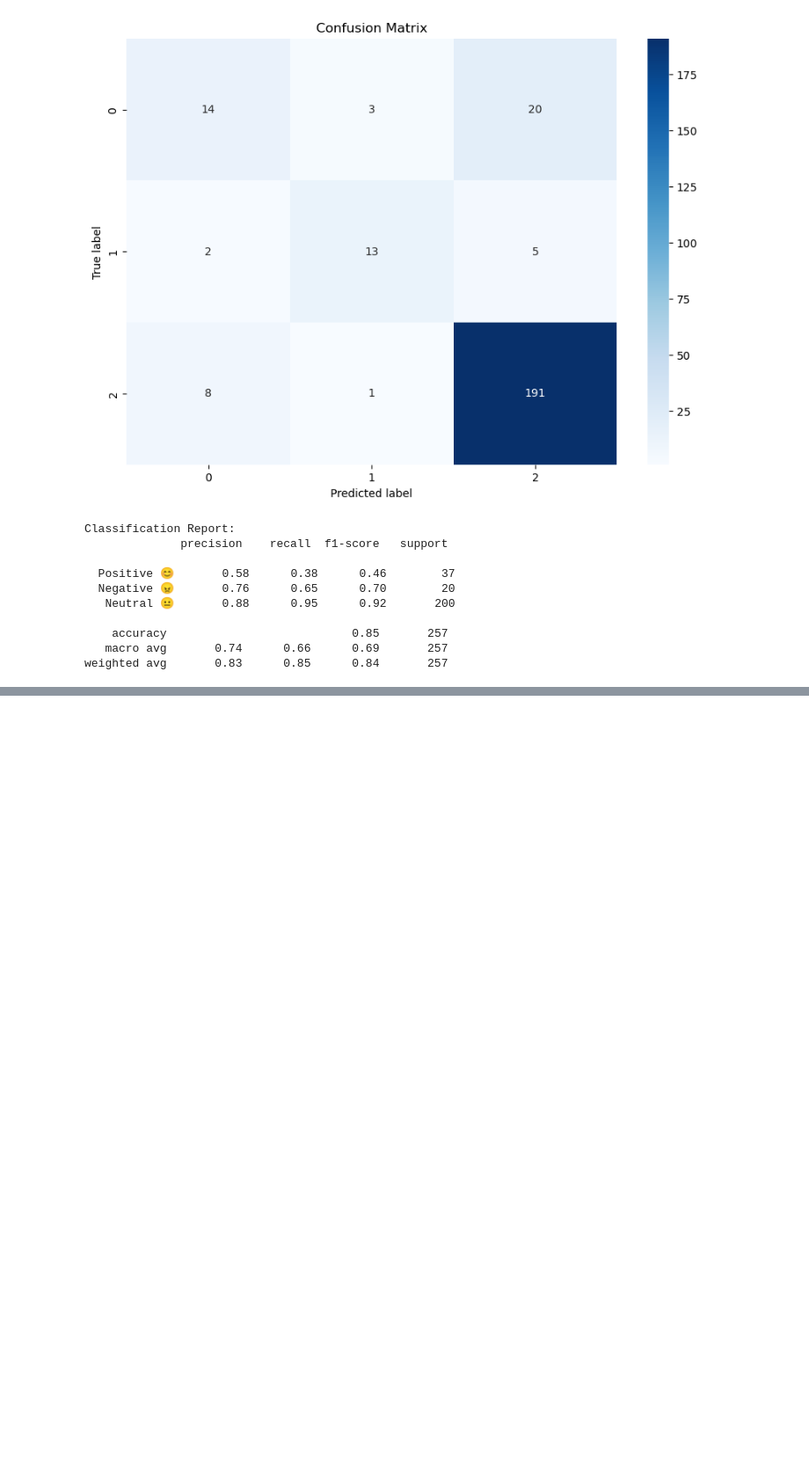
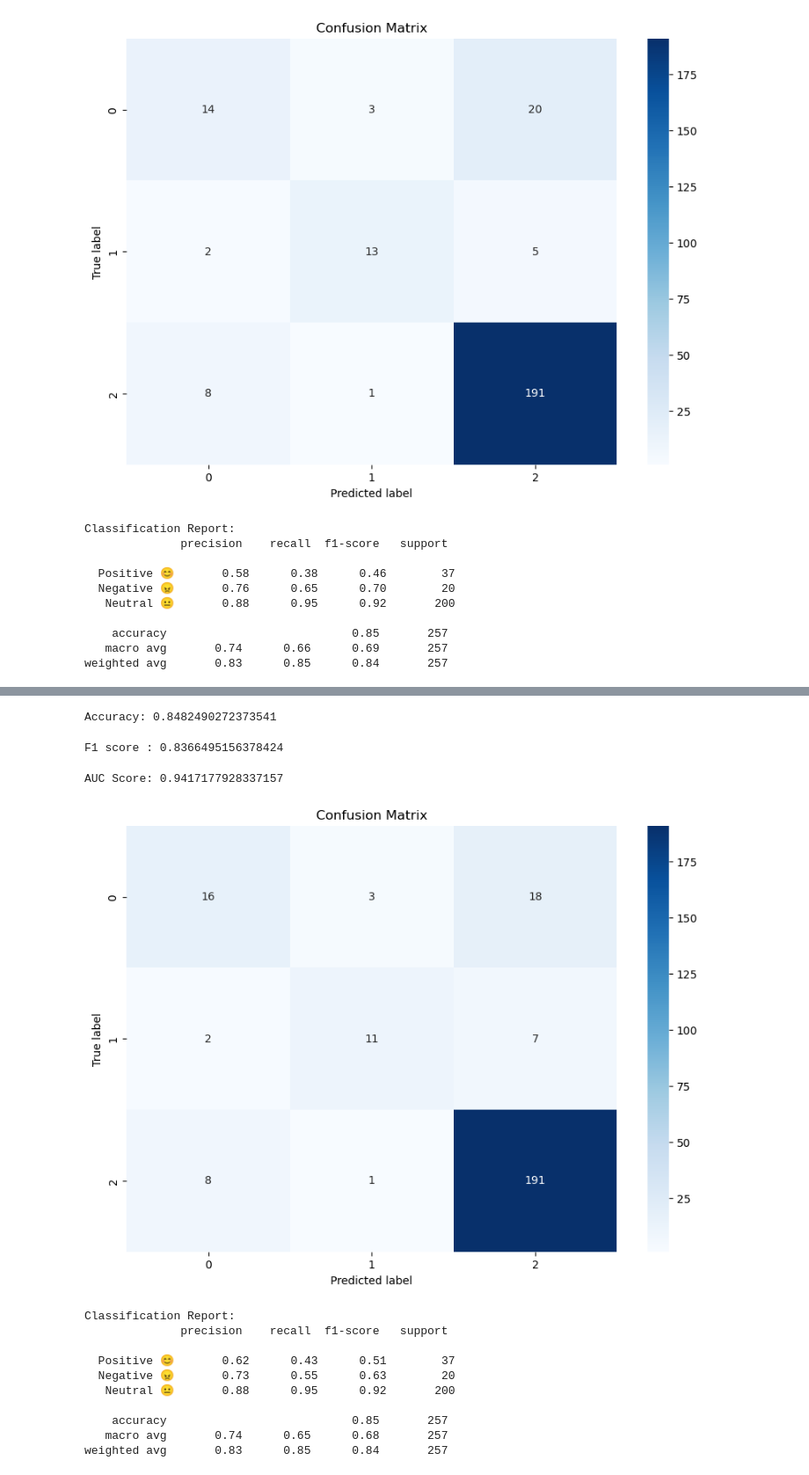
Before and after one commit to tracyotieno-1/USAID_Sentiment_Analysis, a Jupyter notebook: USAID_NLP.ipynb, the cells around one changed output, grey strips where cells are left out. Shown at 88% size. Cells and saved outputs as stored; diff of their text form; code cells hidden in the pictures; blank space fills up the shorter version.

Commit message:
Built the RNN  Model

```diff
--- a/USAID_NLP.ipynb
+++ b/USAID_NLP.ipynb
@@ -636,0 +789,60 @@ weighted avg       0.83      0.85      0.84       257
+# %%
+# Evaluation
+model.eval()
+all_preds_cnn = []
+all_labels_cnn = []
+all_probs_cnn = []
+
+with torch.no_grad():
+    for features, labels in test_loader:
+        features, labels = features.to(device), labels.to(device)  # No need to squeeze labels
+        outputs = model(features.unsqueeze(1).permute(0, 2, 1))  # Add channel dimension
+        probs = torch.nn.functional.softmax(outputs, dim=1)  # Softmax for probabilities
+        _, predicted = torch.max(outputs.data, 1)  # Get predicted class indices
+
+        all_preds_cnn.extend(predicted.cpu().numpy())  # Extend with batch predictions
+        all_labels_cnn.extend(labels.cpu().numpy())  # Extend with batch labels
+        all_probs_cnn.extend(probs.cpu().numpy())   # Assuming class 1 is the positive class
+# %%
+#accuracy
+accuracy = accuracy_score(all_labels_cnn, all_preds_cnn)
+print(f"Accuracy: {accuracy}")
+# %% [output]
+Accuracy: 0.8482490272373541
+# %%
+#f1 score
+f1 = f1_score(all_labels_cnn, all_preds_cnn, average='weighted')
+print(f"F1 score : {f1}")
+# %% [output]
+F1 score : 0.8366495156378424
+# %%
+# Compute AUC for multiclass (One-vs-Rest strategy)
+auc = roc_auc_score(all_labels_cnn, all_probs_cnn, multi_class='ovr')
+print(f"AUC Score: {auc}")
+# %% [output]
+AUC Score: 0.9417177928337157
+# %%
+#confusion matrix
+cm = confusion_matrix(all_labels_cnn, all_preds_cnn)
+plt.figure(figsize=(10,7))
+sns.heatmap(cm, annot=True, fmt='d', cmap='Blues')
+plt.title('Confusion Matrix')
+plt.ylabel('True label')
+plt.xlabel('Predicted label')
+plt.show()
+
+#classifiaction report
+print("Classification Report:")
+print(classification_report(all_labels_cnn, all_preds_cnn, target_names=['Positive 😊', 'Negative 😠','Neutral 😐']))
+# %% [output]
+[figure, added]
+Classification Report:
+              precision    recall  f1-score   support
+
+  Positive 😊       0.62      0.43      0.51        37
+  Negative 😠       0.73      0.55      0.63        20
+   Neutral 😐       0.88      0.95      0.92       200
+
+    accuracy                           0.85       257
+   macro avg       0.74      0.65      0.68       257
+weighted avg       0.83      0.85      0.84       257
```
Also changed, not shown: parts of 2 cells of this notebook.
